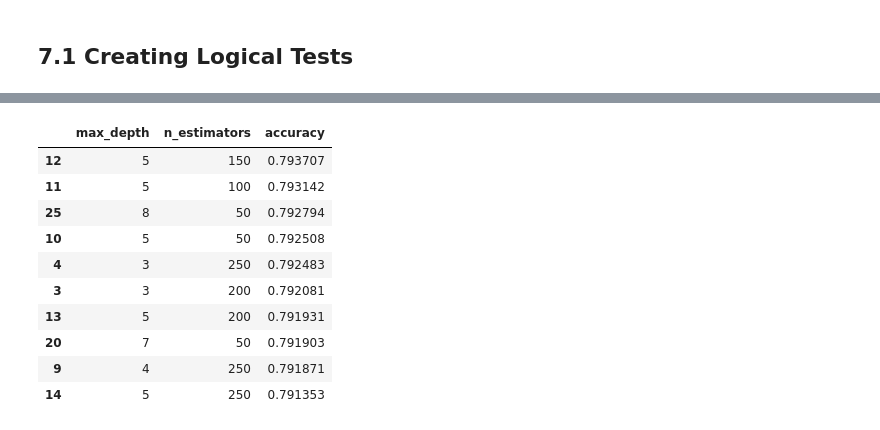
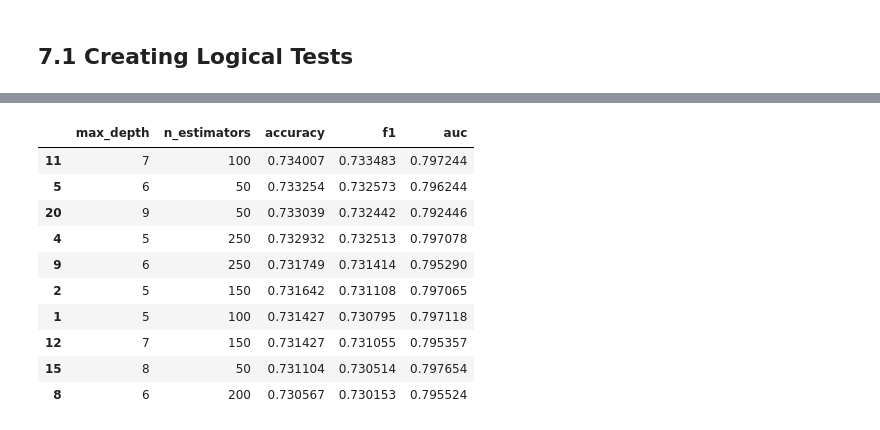
Before and after one commit to zhou373/infosys722, a Jupyter notebook: BDAS.ipynb, the cells around one changed output, grey strips where cells are left out. Saved outputs shown, nothing was run; the diff lists cells and outputs as text; code cells hidden in the pictures.

```diff
--- a/BDAS.ipynb
+++ b/BDAS.ipynb
@@ -515,7 +582,7 @@ data = label_indexer.fit(df_filter).transform(df_filter)
 data = data.withColumn('gender', data.gender.cast('int'))
 
 # Assemble the feature columns into a single vector column
-assembler = VectorAssembler(inputCols=['height', 'weight', 'ap_hi',
+assembler = VectorAssembler(inputCols=['age', 'height', 'weight', 'ap_hi',
                                        'ap_lo', 'bmi', 'creff',
                                        'cholesterol', 'gluc', 'smoke', 'alco', 'active',
                                        'gender', 'ap_gap', 'ap_mul', 'bmi_aphi'], outputCol="features",handleInvalid="skip")
@@ -661,11 +819,23 @@ INFO:XGBoost-PySpark:Do the inference on the CPUs                   (2 + 2) / 4]
 # %% [markdown]
 # 6.3 Build/Select Model with Algorithm/Model Parameters
 # %%
+from pyspark.ml.evaluation import BinaryClassificationEvaluator, MulticlassClassificationEvaluator
+
+evaluatorMulti = MulticlassClassificationEvaluator(labelCol="label", predictionCol="prediction")
+evaluator = BinaryClassificationEvaluator(labelCol="label")
+
 xgc = SparkXGBClassifier(features_col="scaledFeatures",
                          label_col="label",max_depth = 5, n_estimators = 100)
 xgc_model = xgc.fit(train_data)
 xgc_predictions = xgc_model.transform(test_data)
 
 print("XGC")
-print(my_binary_eval.evaluate(xgc_predictions))
+predictionAndTarget = xgc_model.transform(test_data).select("label", "prediction")
+# Get metrics
+acc = evaluatorMulti.evaluate(predictionAndTarget, {evaluatorMulti.metricName: "accuracy"})
+f1 = evaluatorMulti.evaluate(predictionAndTarget, {evaluatorMulti.metricName: "f1"})
+weightedPrecision = evaluatorMulti.evaluate(predictionAndTarget, {evaluatorMulti.metricName: "weightedPrecision"})
+weightedRecall = evaluatorMulti.evaluate(predictionAndTarget, {evaluatorMulti.metricName: "weightedRecall"})
+auc = evaluator.evaluate(xgc_predictions)
+print('ACCURACY: %.4f'%acc, 'F1: %.4f'%f1, 'auc: %.4f'%auc)
 # %% [output]
@@ -733,11 +1098,28 @@ INFO:XGBoost-PySpark:Do the inference on the CPUs
 # %%
+from pyspark.ml.evaluation import BinaryClassificationEvaluator, MulticlassClassificationEvaluator
+
+# Create both evaluators
+evaluatorMulti = MulticlassClassificationEvaluator(labelCol="label", predictionCol="prediction")
+evaluator = BinaryClassificationEvaluator(labelCol="label")
+
+train_data_temp, test_data_temp = boostData.randomSplit([0.85, 0.15])
+
 result_list = []
-for md in range(3, 11):
+for md in range(5, 11):
     for ne in range(1, 6):
         xgc = SparkXGBClassifier(features_col="scaledFeatures",
                                  label_col="label",max_depth = md, n_estimators = 50*ne)
-        xgc_model = xgc.fit(train_data)
-        xgc_predictions = xgc_model.transform(test_data)
-        result_list.append({'max_depth': md, 'n_estimators': 50*ne, 'accuracy': my_binary_eval.evaluate(xgc_predictions)})
-        print('MAX_DEPTH: %d'%md, 'N_ESTIMATORS: %d'%(50*ne), 'ACCURACY: %.4f'%my_binary_eval.evaluate(xgc_predictions))
+        xgc_model = xgc.fit(train_data_temp)
+        xgc_predictions = xgc_model.transform(test_data_temp)
+        # Make predicitons
+        predictionAndTarget = xgc_model.transform(test_data_temp).select("label", "prediction")
+
+        # Get metrics
+        acc = evaluatorMulti.evaluate(predictionAndTarget, {evaluatorMulti.metricName: "accuracy"})
+        f1 = evaluatorMulti.evaluate(predictionAndTarget, {evaluatorMulti.metricName: "f1"})
+        weightedPrecision = evaluatorMulti.evaluate(predictionAndTarget, {evaluatorMulti.metricName: "weightedPrecision"})
+        weightedRecall = evaluatorMulti.evaluate(predictionAndTarget, {evaluatorMulti.metricName: "weightedRecall"})
+        auc = evaluator.evaluate(xgc_predictions)
+        result_list.append({'max_depth': md, 'n_estimators': 50*ne, 'accuracy': acc, 'f1': f1, 'auc': auc})
+        print('MAX_DEPTH: %d'%md, 'N_ESTIMATORS: %d'%(50*ne), 'ACCURACY: %.4f'%acc, 'F1: %.4f'%f1, 'auc: %.4f'%auc)
 # %% [output]
@@ -855,17 +1235,17 @@ MAX_DEPTH: 4 N_ESTIMATORS: 50 ACCURACY: 0.7890
 # %%
 grid_df = pd.DataFrame(result_list)
 grid_df.sort_values(by = 'accuracy', ascending = False, inplace = True)
-grid_df.head(10)
+grid_df[['max_depth', 'n_estimators', 'accuracy', 'f1', 'auc']].head(10)
 # %% [output]
-|  | max_depth | n_estimators | accuracy |
-| 12 | 5 | 150 | 0.793707 |
-| 11 | 5 | 100 | 0.793142 |
-| 25 | 8 | 50 | 0.792794 |
-| 10 | 5 | 50 | 0.792508 |
-| 4 | 3 | 250 | 0.792483 |
-| 3 | 3 | 200 | 0.792081 |
-| 13 | 5 | 200 | 0.791931 |
-| 20 | 7 | 50 | 0.791903 |
-| 9 | 4 | 250 | 0.791871 |
-| 14 | 5 | 250 | 0.791353 |
+|  | max_depth | n_estimators | accuracy | f1 | auc |
+| 11 | 7 | 100 | 0.734007 | 0.733483 | 0.797244 |
+| 5 | 6 | 50 | 0.733254 | 0.732573 | 0.796244 |
+| 20 | 9 | 50 | 0.733039 | 0.732442 | 0.792446 |
+| 4 | 5 | 250 | 0.732932 | 0.732513 | 0.797078 |
+| 9 | 6 | 250 | 0.731749 | 0.731414 | 0.795290 |
+| 2 | 5 | 150 | 0.731642 | 0.731108 | 0.797065 |
+| 1 | 5 | 100 | 0.731427 | 0.730795 | 0.797118 |
+| 12 | 7 | 150 | 0.731427 | 0.731055 | 0.795357 |
+| 15 | 8 | 50 | 0.731104 | 0.730514 | 0.797654 |
+| 8 | 6 | 200 | 0.730567 | 0.730153 | 0.795524 |
 # %%
```
Also changed, not shown: parts of 35 cells of this notebook, 1 other file.
